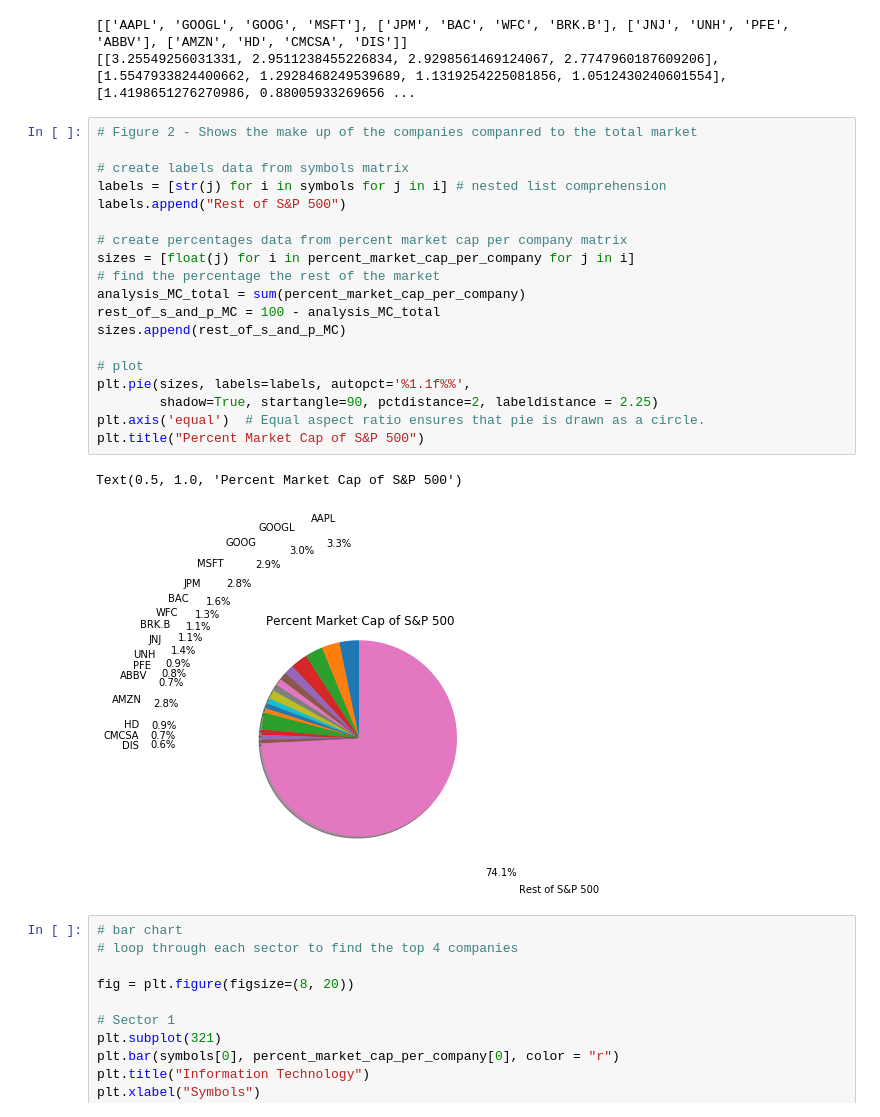
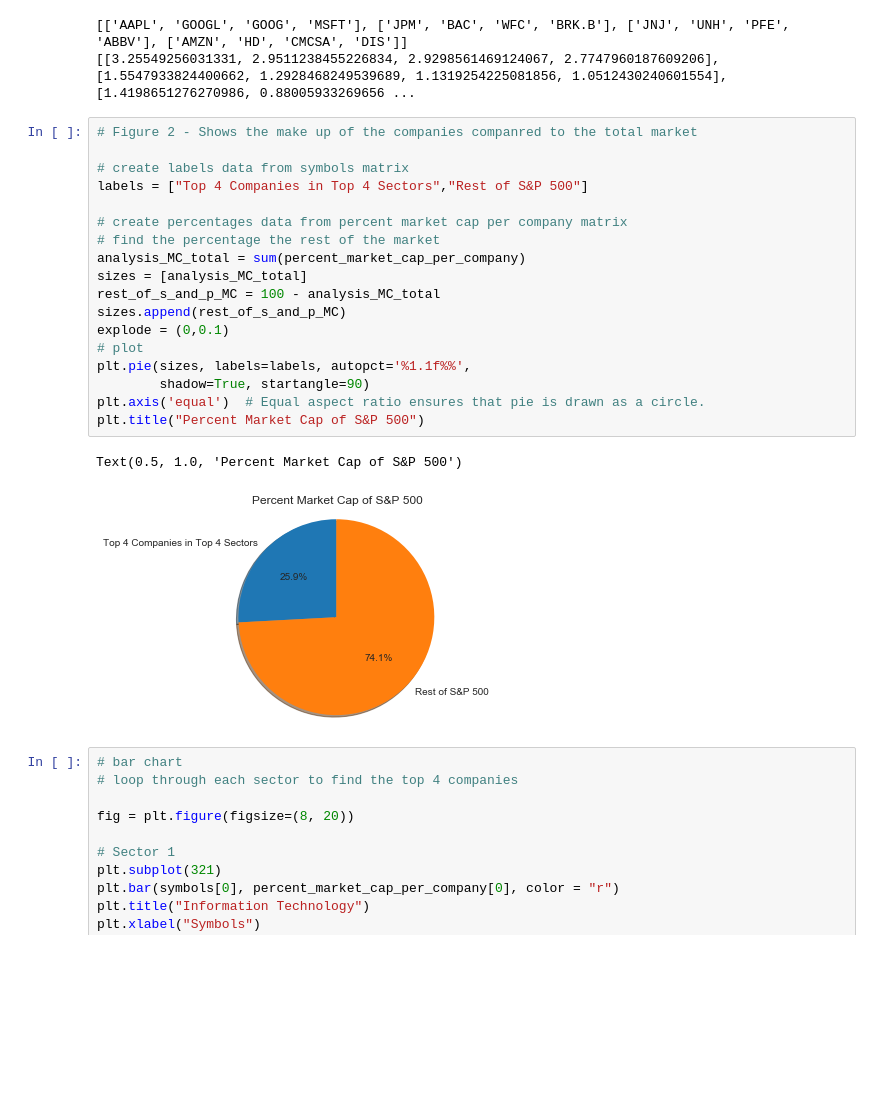
Before and after one commit to wissemeddine/data_wizards, a Jupyter notebook: Historical S and P 500 Stock Analysis.ipynb, the cells around one changed output. Cells and saved outputs as stored; diff of their text form; blank space fills up the shorter version.

Commit message:
RS:Fixed pie chart to only have 2 sections.  Fixed isses with line chart plotting

```diff
--- a/Historical S and P 500 Stock Analysis.ipynb
+++ b/Historical S and P 500 Stock Analysis.ipynb
@@ -101,25 +105,24 @@ print(percent_market_cap_per_company)
 # %%
 # Figure 2 - Shows the make up of the companies companred to the total market
 
 # create labels data from symbols matrix
-labels = [str(j) for i in symbols for j in i] # nested list comprehension
-labels.append("Rest of S&P 500")
+labels = ["Top 4 Companies in Top 4 Sectors","Rest of S&P 500"]
 
 # create percentages data from percent market cap per company matrix
-sizes = [float(j) for i in percent_market_cap_per_company for j in i]
 # find the percentage the rest of the market
 analysis_MC_total = sum(percent_market_cap_per_company)
+sizes = [analysis_MC_total]
 rest_of_s_and_p_MC = 100 - analysis_MC_total
 sizes.append(rest_of_s_and_p_MC)
-
+explode = (0,0.1)
 # plot
 plt.pie(sizes, labels=labels, autopct='%1.1f%%',
-        shadow=True, startangle=90, pctdistance=2, labeldistance = 2.25)
+        shadow=True, startangle=90)
 plt.axis('equal')  # Equal aspect ratio ensures that pie is drawn as a circle.
 plt.title("Percent Market Cap of S&P 500")
 # %% [output]
 Text(0.5, 1.0, 'Percent Market Cap of S&P 500')
-[figure, old version]
+[figure, new version]
 # %%
 # bar chart
 # loop through each sector to find the top 4 companies
```
Also changed, not shown: parts of 7 cells of this notebook.
